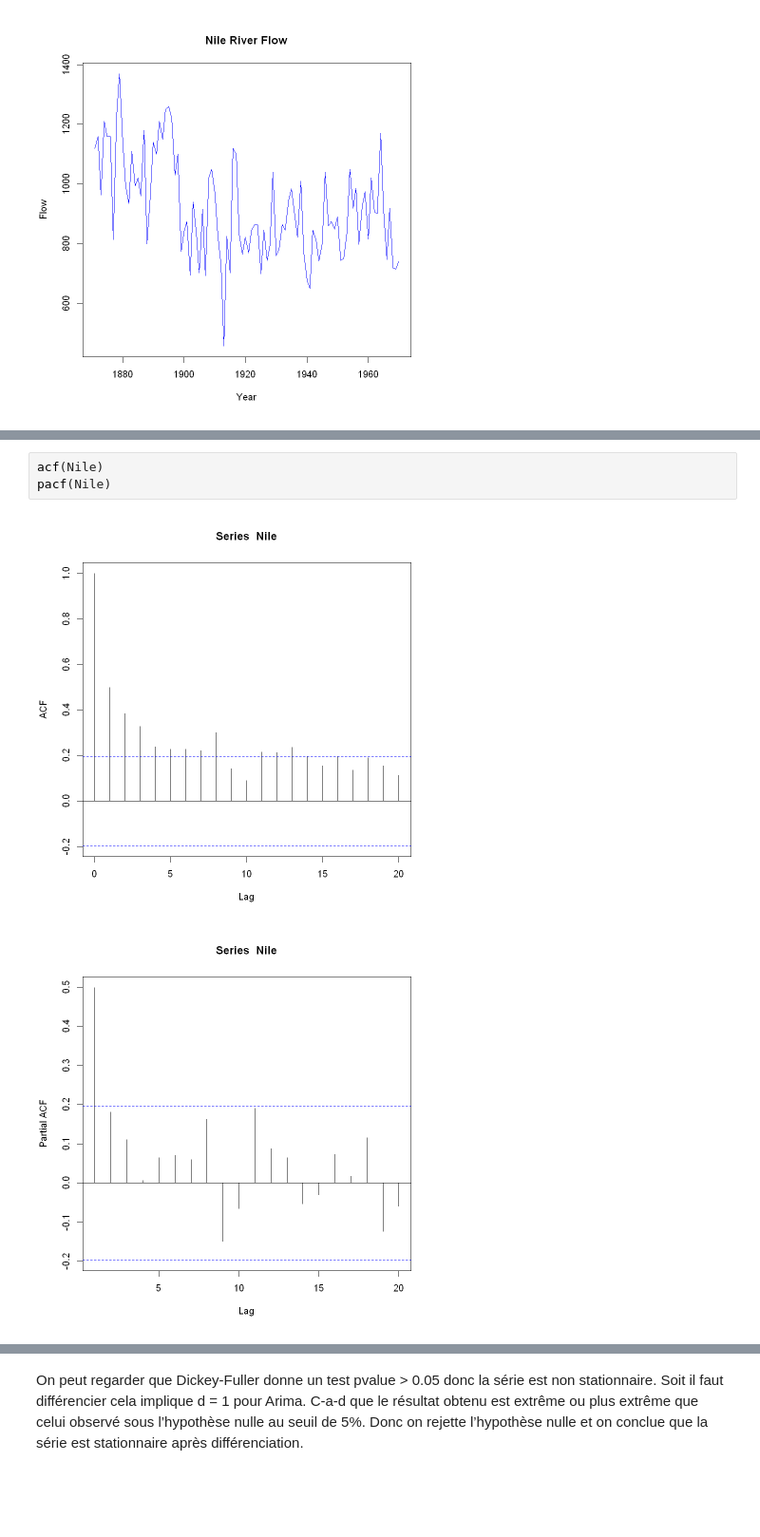
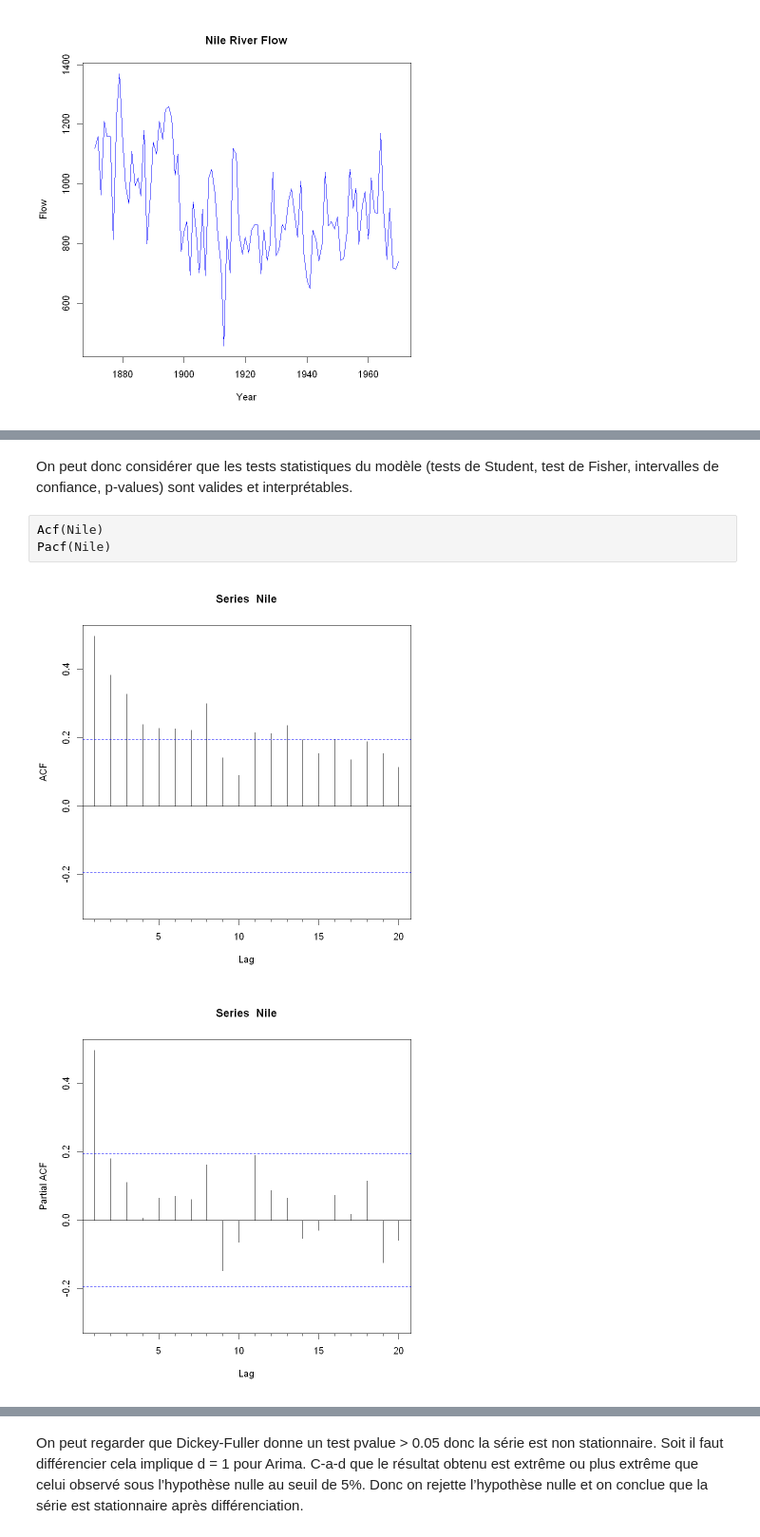
Before and after one commit to moh8dhia/nile-time-series, a Jupyter notebook: nile.ipynb, the cells around one changed output, grey strips where cells are left out. Shown at 95% size. Saved outputs shown, nothing was run; the diff lists cells and outputs as text; blank space fills up the shorter version.

```diff
--- a/nile.ipynb
+++ b/nile.ipynb
@@ -201,7 +241,9 @@ plot(Nile,
+# %% [markdown]
+On peut donc considérer que les tests statistiques du modèle (tests de Student, test de Fisher, intervalles de confiance, p-values) sont valides et interprétables.
 # %%
-acf(Nile)
-pacf(Nile)
+Acf(Nile)
+Pacf(Nile)
 # %% [output]
-[figure, old version]
+[figure, new version]
-[figure, old version]
+[figure, new version]
 # %%
```
Also changed, not shown: parts of 13 cells of this notebook.
